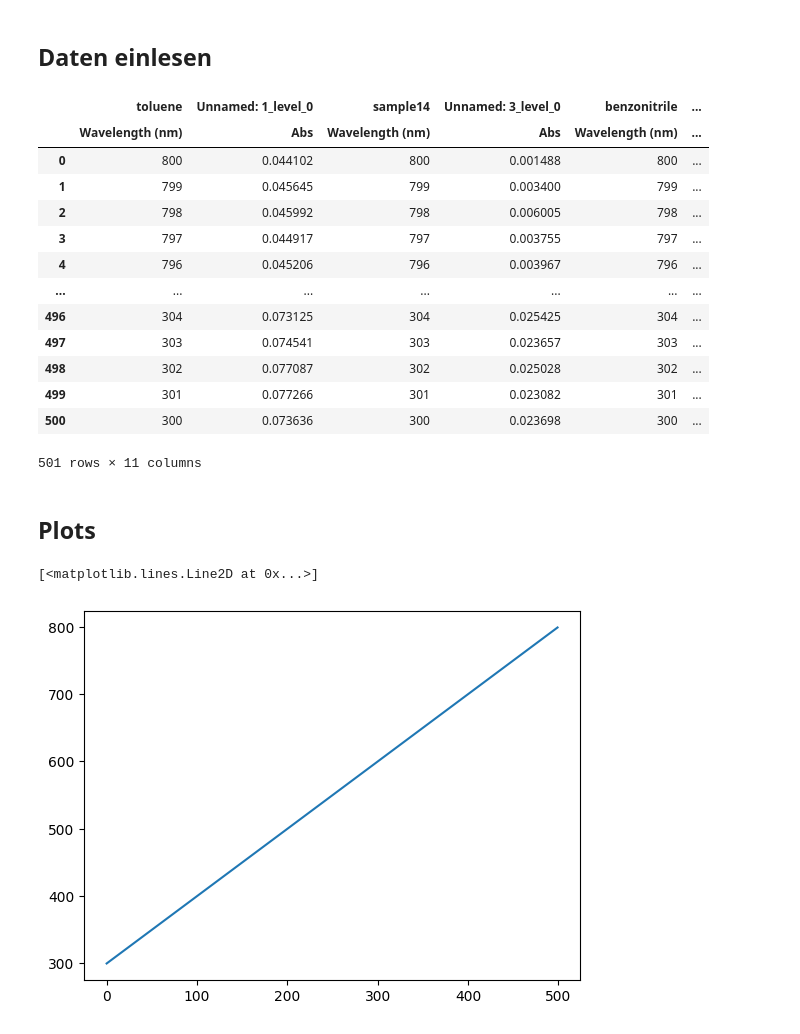
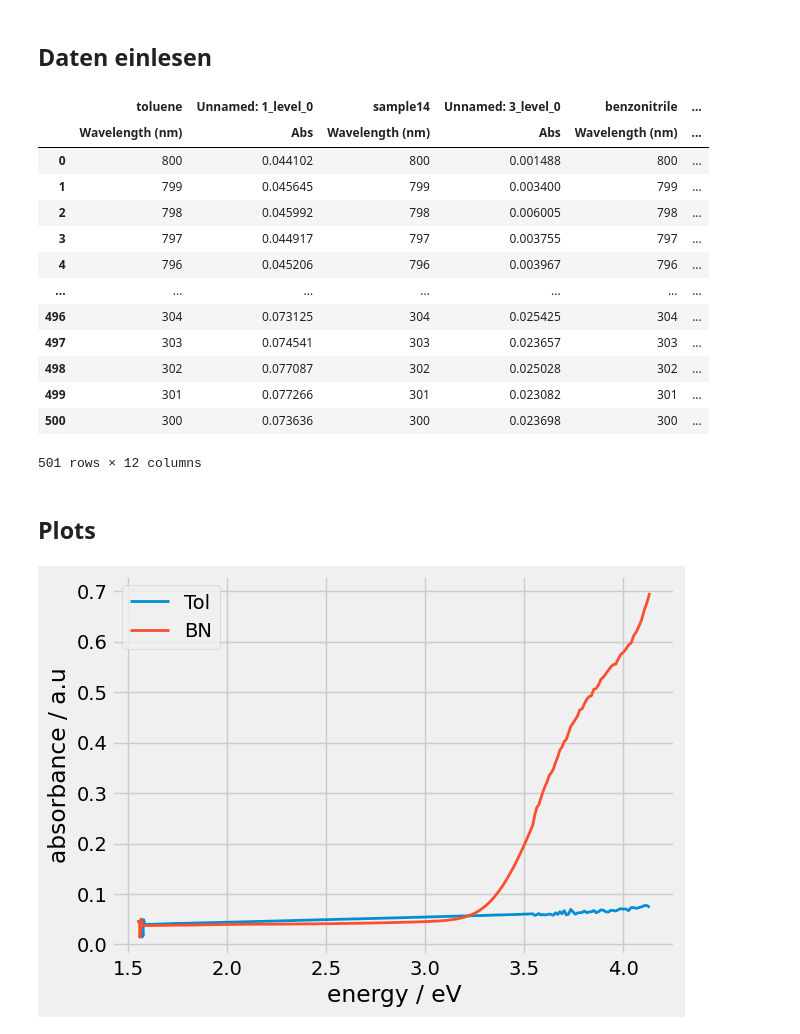
Before and after one commit to LeoausderDose/PPD, a Jupyter notebook: Versuch_TransienteAbsorption/Program/UVVISAbsorp.ipynb, the cells around one changed output. Drawn from its saved outputs; the diff is of its cells as text; code cells hidden in the pictures.

Commit message:
UV VIS Absorb Auswertung Programm

```diff
--- a/Versuch_TransienteAbsorption/Program/UVVISAbsorp.ipynb
+++ b/Versuch_TransienteAbsorption/Program/UVVISAbsorp.ipynb
@@ -9,9 +15,35 @@ import matplotlib.pyplot as plt
+# %%
+plt.rcParams['lines.linewidth'] = 2
 # %% [markdown]
 ## Funktionen
+# %%
+def wavelength_to_energy(wavelength_nm):
+    # Convert wavelength from nm to meters
+    wavelength_m = wavelength_nm * 1e-9
+
+    # Calculate the speed of light in meters per second
+    speed_of_light = 299792458  # meters per second
+
+    # Calculate the energy in joules using the formula E = h * c / λ,
+    # where h is the Planck's constant (6.62607015e-34 J*s)
+    # and c is the speed of light
+    energy_joules = 6.62607015e-34 * speed_of_light / wavelength_m
+
+    # Convert energy from joules to electron volts (eV)
+    energy_ev = energy_joules / 1.602176634e-19
+
+    return energy_ev
+
+def gaussian(x, A, mu, sig):
+    return A*np.exp(-np.power(x - mu, 2.) / (2 * np.power(sig, 2.)))
+
+def SoS1(x, A1, mu1, sig1, A2, mu2):
+    return gaussian(x, A1, mu1, sig1) + gaussian(x, A2, mu2, sig1)
 # %% [markdown]
 ## Daten einlesen
 # %%
 df = pd.read_csv('abs.csv', header = [0,1])
+df['eV'] = wavelength_to_energy(df.iloc[:,0])
 df
 # %% [output]
 |  | toluene | Unnamed: 1_level_0 | sample14 | Unnamed: 3_level_0 | benzonitrile | ... |
@@ -27,11 +59,24 @@ df
 | 498 | 302 | 0.077087 | 302 | 0.025028 | 302 | ... |
 | 499 | 301 | 0.077266 | 301 | 0.023082 | 301 | ... |
 | 500 | 300 | 0.073636 | 300 | 0.023698 | 300 | ... |
-501 rows × 11 columns
+501 rows × 12 columns
 # %% [markdown]
 ## Plots
-# %%
-plt.plot(df)
-# %% [output]
-[<matplotlib.lines.Line2D at 0x...>]
-[figure, removed]
+# %%
+# Solvents
+breit = 17/2.54
+plt.figure(figsize=(breit, breit/np.sqrt(2)))
+plt.plot(df['eV'], df.iloc[:,1], marker = None, label = 'Tol')
+plt.plot(df['eV'], df.iloc[:,5], marker = None, label = 'BN')
+
+
+plt.xlabel('energy / eV')
+plt.ylabel('absorbance / a.u')
+plt.legend()
+
+plt.tight_layout()
+
+
+plt.show()
+# %% [output]
+[figure, added]
```
Also changed, not shown: parts of 16 cells of this notebook, 2 other files.
